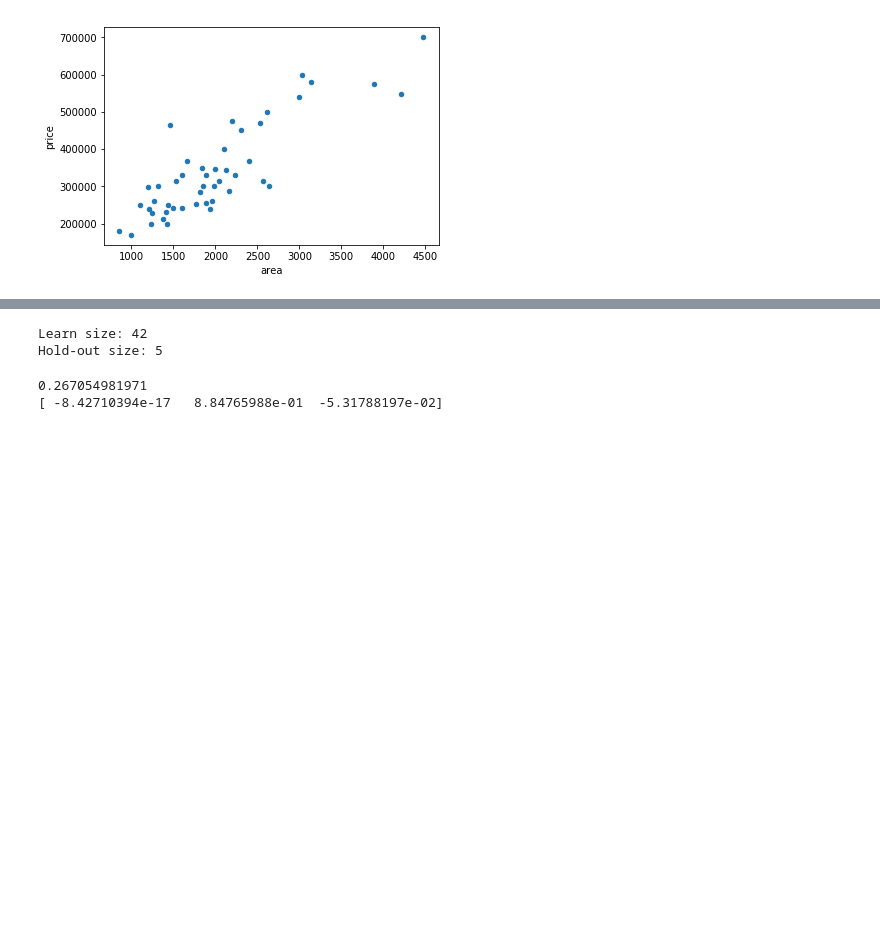
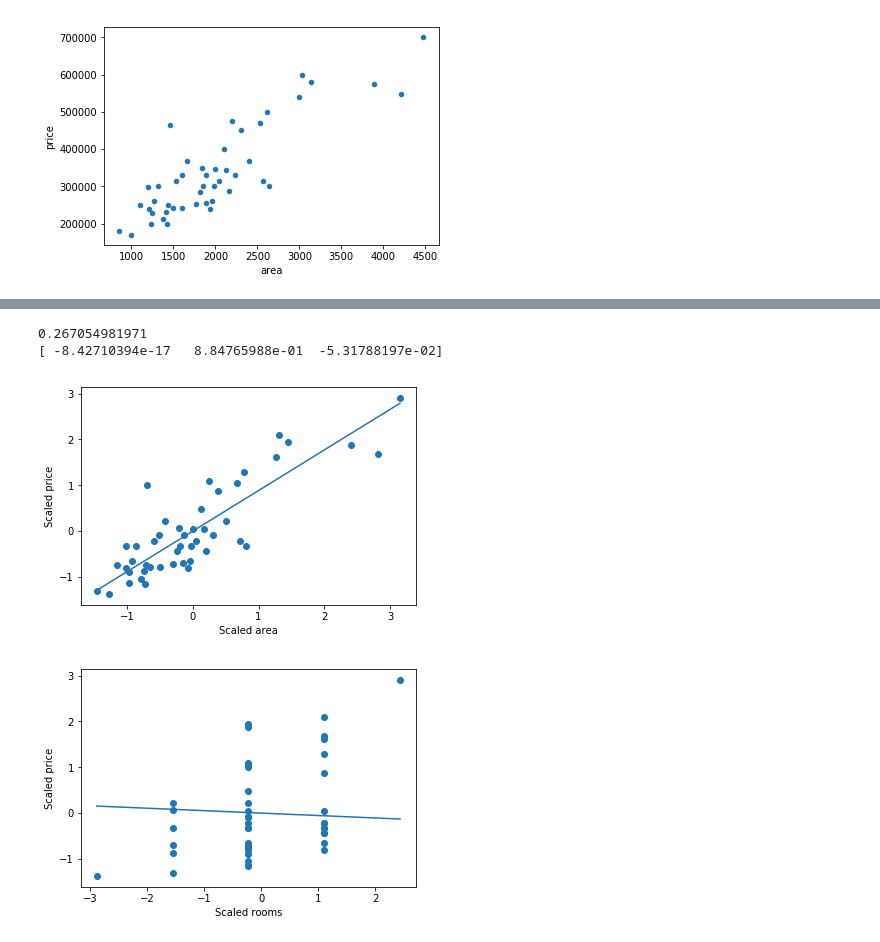
Before and after one commit to sultanko/ml_hw, a Jupyter notebook: hw2/hw2.ipynb, the cells around one changed output, grey strips where cells are left out. Cells and saved outputs as stored; diff of their text form; code cells hidden in the pictures; blank space fills up the shorter version.

```diff
--- a/hw2/hw2.ipynb
+++ b/hw2/hw2.ipynb
@@ -39,6 +39,6 @@ data.plot(kind = 'scatter', x = 'area', y='price')
 # %%
 X = data[['area', 'rooms']]
 y = np.array(list(map(float, data['price'])))
-X = StandardScaler().fit_transform(X)
-y = StandardScaler().fit_transform(y.reshape(len(y), 1)).reshape(len(y))
-X = np.append(np.ones(len(X)).reshape((len(X), 1)), X, axis=1)
+#X = StandardScaler().fit_transform(X)
+#y = StandardScaler().fit_transform(y.reshape(len(y), 1)).reshape(len(y))
+#X = np.append(np.ones(len(X)).reshape((len(X), 1)), X, axis=1)
@@ -44,0 +51,10 @@ X = np.append(np.ones(len(X)).reshape((len(X), 1)), X, axis=1)
+# %%
+#X = append_one(standard_transform(X))
+scalerX = StandardScaler()
+scalerY = StandardScaler()
+X = scalerX.fit_transform(X)
+X = np.append(np.ones(len(X)).reshape((len(X), 1)), X, axis=1)
+print (y)
+print (y.reshape(len(y), 1))
+y = scalerY.fit_transform(y.reshape(len(y), 1)).reshape(len(y))
+# print (y)
@@ -84,7 +105,7 @@ class LinearRegression:
             h = np.dot(X, w)
             diff = h - y
             grad = np.dot(Xt, diff) / m
-            mse = np.sum(diff ** 2) / (2 * m)
+            mse = (diff ** 2).mean()
             w -= (self.linearCoef[i] * grad)
 
         self.w = w
@@ -105,9 +123,3 @@ X_learn, X_holdout, y_learn, y_holdout = train_test_split(X, y, test_size=0.1, r
-# %%
-print("Learn size: %d" % X_learn.shape[0])
-print("Hold-out size: %d" % X_holdout.shape[0])
-# %% [output]
-Learn size: 42
-Hold-out size: 5
 # %%
 m, n = X.shape
 w = np.ones(n)
@@ -121,6 +133,20 @@ print (linearReg.weights())
 # %% [output]
 0.267054981971
 [ -8.42710394e-17   8.84765988e-01  -5.31788197e-02]
+# %%
+def show_separator(weights):
+    for i, x in enumerate(X.transpose()[1:], 1):
+        plt.scatter(x, y)
+        plt.plot([x.min(), x.max()], [weights[0] + weights[i] * x.min(), weights[0] + weights[i] * x.max()])
+        plt.ylabel('Scaled price')
+        plt.xlabel('Scaled %s' % ['area', 'rooms'][i-1])
+        plt.show()
+# %%
+linW = linearReg.weights()
+show_separator(linW)
+# %% [output]
+[figure, added]
+[figure, added]
 # %%
 np.random.seed(53)
 
```
Also changed, not shown: parts of 10 cells of this notebook.
